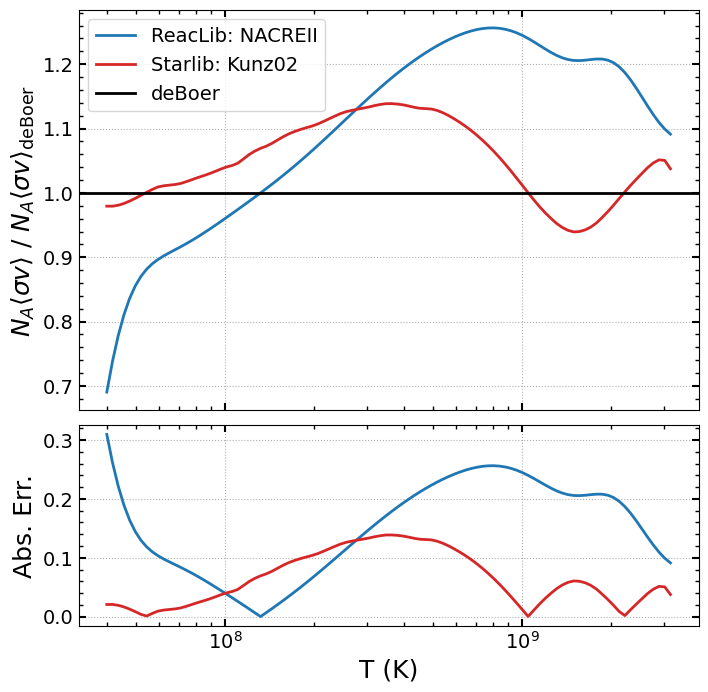
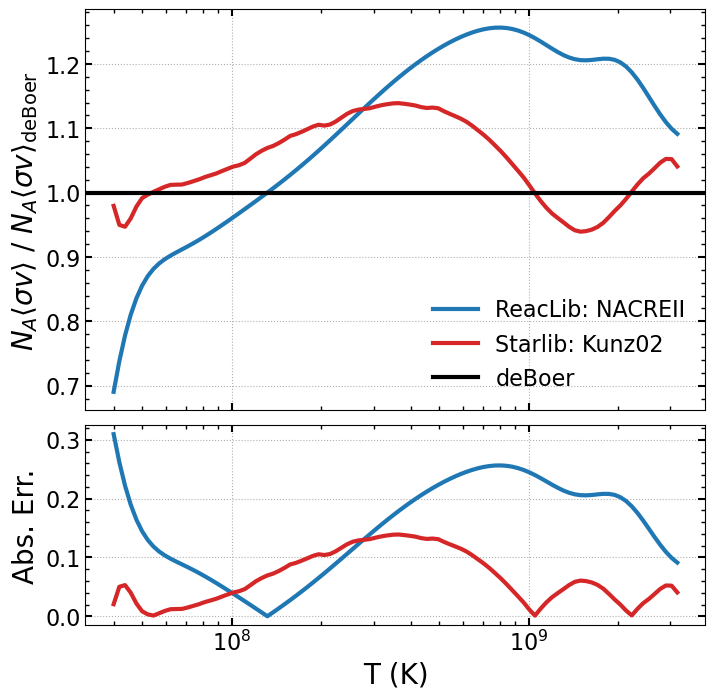
The change to this notebook cell's code, shown as a diff; its figure went from the first image to the second:
--- before
+++ after
@@ -9,5 +9,5 @@
 ax.set_ylabel(r"$N_A\langle \sigma v\rangle$ / $N_A\langle \sigma v\rangle_{\mathrm{deBoer}}$ ")
 ax.grid(ls=":")
-ax.legend()
+ax.legend(frameon=False)
 
 # Bot panel

Commit: update figure sizes